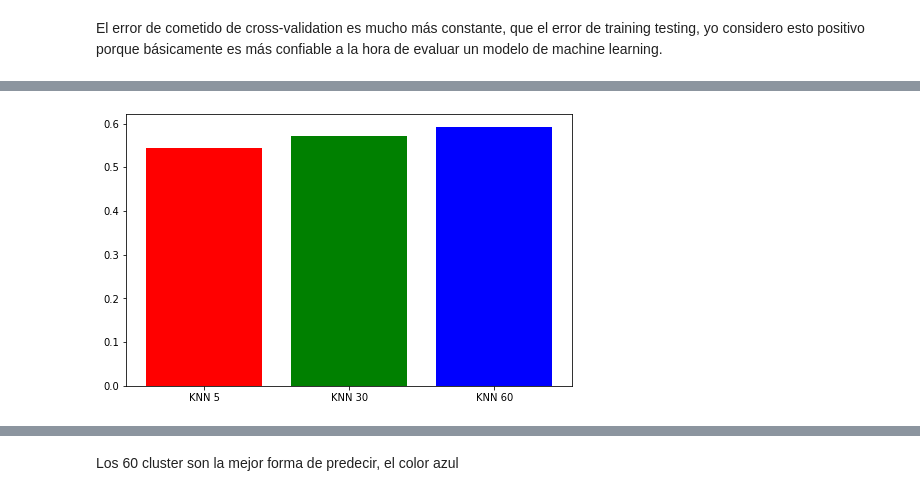
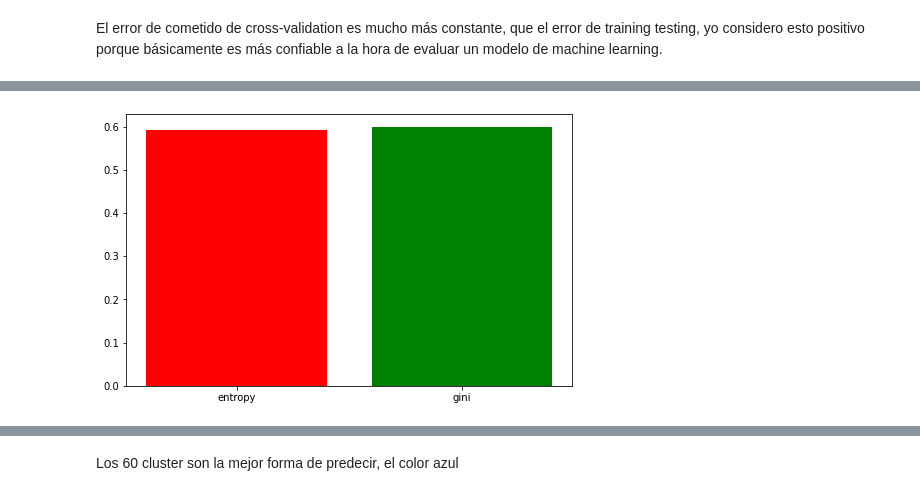
Before and after one commit to thewill-i-am/Model-Calibration, a Jupyter notebook: tarea3_william_aguilar.ipynb, the cells around one changed output, grey strips where cells are left out. Cells and saved outputs as stored; diff of their text form; code cells hidden in the pictures.

Commit message:
calibracion de modelos

```diff
--- a/tarea3_william_aguilar.ipynb
+++ b/tarea3_william_aguilar.ipynb
@@ -37,8 +26,0 @@ porcentaje_gini = porcentajes.mean()
-# %%
-plt.figure(figsize=(8,5))
-alto = [porcentaje_entropy,porcentaje_gini]
-barras = ('entropy','gini')
-y_pos = np.arange(len(barras))
-plt.bar(y_pos, alto, color=['red', 'green'])
-plt.xticks(y_pos, barras)
-plt.show()
@@ -66,10 +27,29 @@ porcentaje60 = porcentajes.mean()
-# %%
-plt.figure(figsize=(8,5))
-alto = [porcentaje5,porcentaje30, porcentaje60]
-barras = ('KNN 5','KNN 30','KNN 60')
-y_pos = np.arange(len(barras))
-plt.bar(y_pos, alto, color=['red', 'green', 'blue'])
-plt.xticks(y_pos, barras)
-plt.show()
-# %% [output]
-[figure, removed]
+# %%
+class Graficar():
+    def __init__(self, models, label, color,  x, y):
+        self.__color = color
+        self.__label = label
+        self.__models = models
+        self.__porcentajes = []
+        self.__x = x
+        self.__y = y
+
+    def getPorcentajeKFoald(self):
+        for model in self.__models:
+            instancia_kfold = KFold(n_splits=10,shuffle=True)
+            crossScore = cross_val_score(model, self.__x, self.__y, cv=instancia_kfold)
+            self.__porcentajes.append(crossScore.mean())
+
+    def barras(self):
+        self.getPorcentajeKFoald()
+        plt.figure(figsize=(8,5))
+        barras = self.__label
+        y_pos = np.arange(len(barras))
+        plt.bar(y_pos, self.__porcentajes, color=self.__color)
+        plt.xticks(y_pos, barras)
+        plt.show()
+
+graficar = Graficar(models=[entropyTree, giniTree],label=["entropy","gini"], color=["red", "green"], x=analisisKne.x, y=analisisKne.y)
+graficar.barras()
+# %% [output]
+[figure, added]
```
Also changed, not shown: parts of 7 cells of this notebook.
